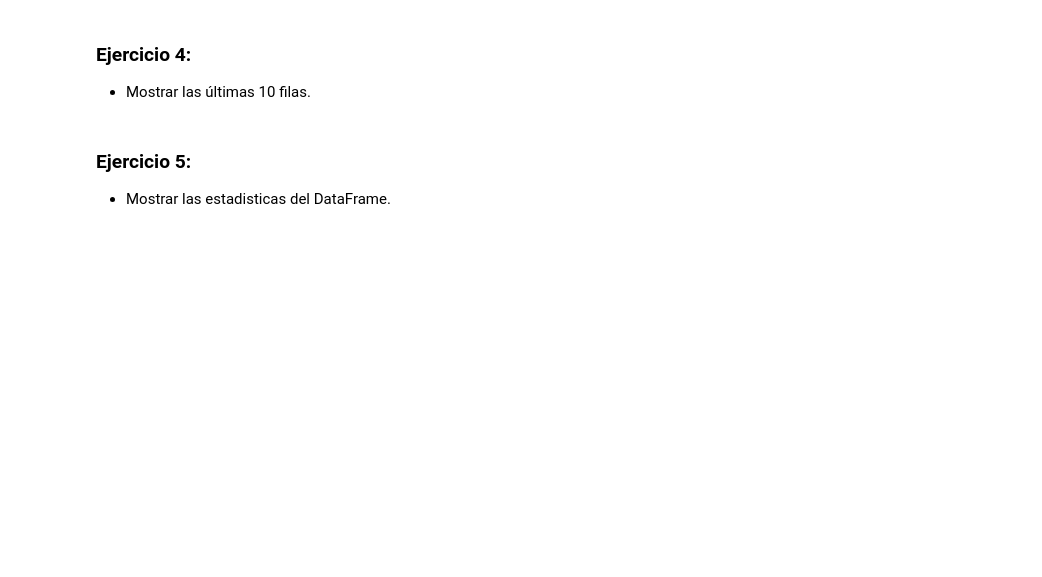
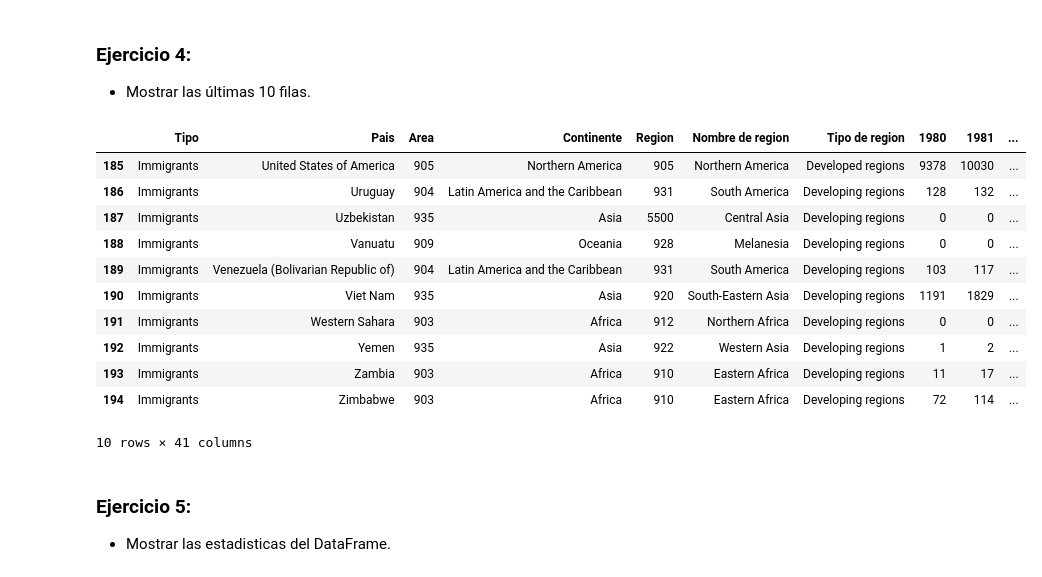
Before and after one commit to mplazap/Bootcamp_ejercicios, a Jupyter notebook: Tema 3 - Data Science/03.- Pandas (1)/03.pandas_1_ejercicios.ipynb, the cells around one changed output. Drawn from its saved outputs; the diff is of its cells as text; code cells hidden in the pictures; blank space fills up the shorter version.

```diff
--- a/Tema 3 - Data Science/03.- Pandas (1)/03.pandas_1_ejercicios.ipynb
+++ b/Tema 3 - Data Science/03.- Pandas (1)/03.pandas_1_ejercicios.ipynb
@@ -43,6 +37,21 @@ memory usage: 62.6+ KB
 # %% [markdown]
 ### Ejercicio 4:
 - Mostrar las últimas 10 filas.
+# %%
+df.tail(10)
+# %% [output]
+|  | Tipo | Pais | Area | Continente | Region | Nombre de region | Tipo de region | 1980 | 1981 | ... |
+| 185 | Immigrants | United States of America | 905 | Northern America | 905 | Northern America | Developed regions | 9378 | 10030 | ... |
+| 186 | Immigrants | Uruguay | 904 | Latin America and the Caribbean | 931 | South America | Developing regions | 128 | 132 | ... |
+| 187 | Immigrants | Uzbekistan | 935 | Asia | 5500 | Central Asia | Developing regions | 0 | 0 | ... |
+| 188 | Immigrants | Vanuatu | 909 | Oceania | 928 | Melanesia | Developing regions | 0 | 0 | ... |
+| 189 | Immigrants | Venezuela (Bolivarian Republic of) | 904 | Latin America and the Caribbean | 931 | South America | Developing regions | 103 | 117 | ... |
+| 190 | Immigrants | Viet Nam | 935 | Asia | 920 | South-Eastern Asia | Developing regions | 1191 | 1829 | ... |
+| 191 | Immigrants | Western Sahara | 903 | Africa | 912 | Northern Africa | Developing regions | 0 | 0 | ... |
+| 192 | Immigrants | Yemen | 935 | Asia | 922 | Western Asia | Developing regions | 1 | 2 | ... |
+| 193 | Immigrants | Zambia | 903 | Africa | 910 | Eastern Africa | Developing regions | 11 | 17 | ... |
+| 194 | Immigrants | Zimbabwe | 903 | Africa | 910 | Eastern Africa | Developing regions | 72 | 114 | ... |
+10 rows × 41 columns
 # %% [markdown]
 ### Ejercicio 5:
 - Mostrar las estadisticas del DataFrame.
```
Also changed, not shown: parts of 18 cells of this notebook, 1 other file.
